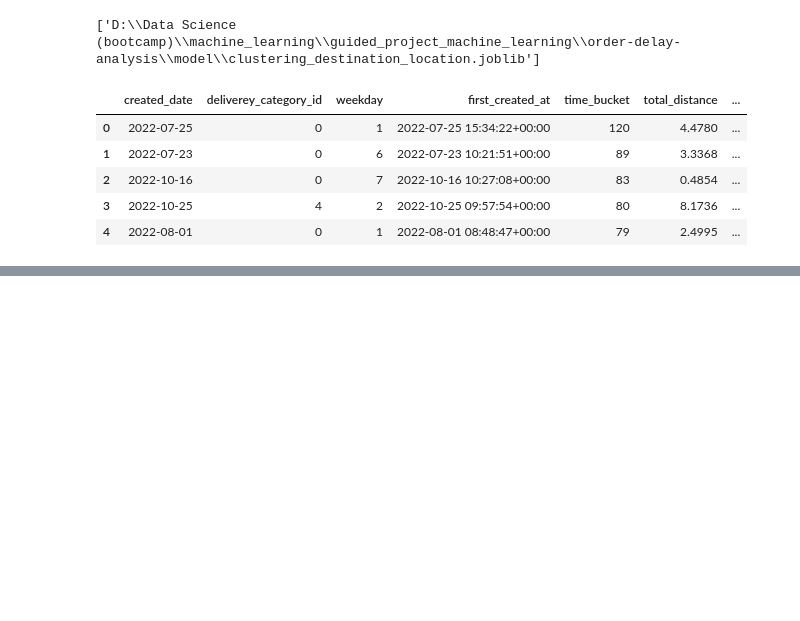
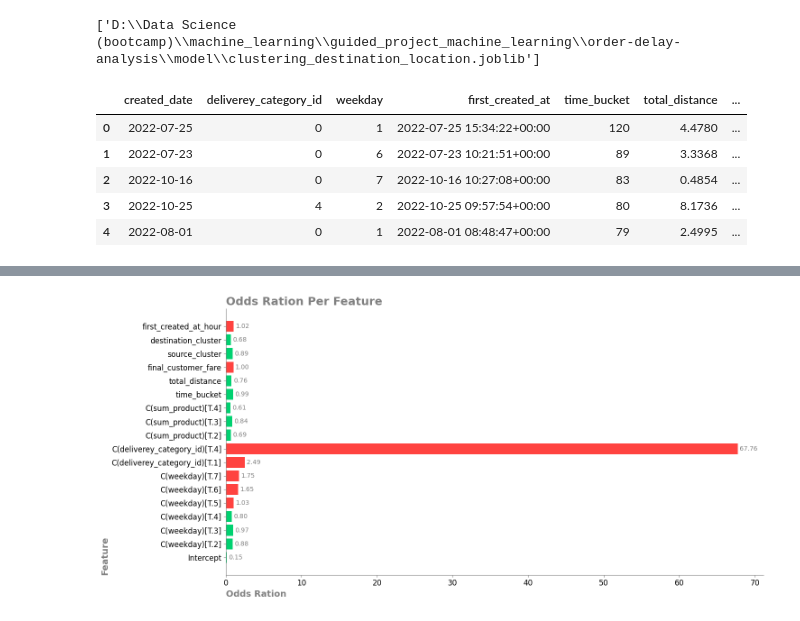
Before and after one commit to alinaddafi/order-delay-analysis, a Jupyter notebook: notebook/order-delay-prediction.ipynb, the cells around one changed output, grey strips where cells are left out. Drawn from its saved outputs; the diff is of its cells as text; code cells hidden in the pictures; blank space fills up the shorter version.

```diff
--- a/notebook/order-delay-prediction.ipynb
+++ b/notebook/order-delay-prediction.ipynb
@@ -321,0 +369,4 @@ orders_features.head()
+# %%
+orders_features_analysis = orders_features.assign(
+    sum_product = (pd.qcut(orders["sum_product"], q=4, labels=range(1, 5)))
+)
@@ -321,0 +417,51 @@ orders_features.head()
+# %%
+odds_ratios = pd.DataFrame(
+    {
+        "lower_confidence_interval": log_reg.conf_int()[0],
+        "odds_ratio": log_reg.params,
+        "upper_confidence_interval": log_reg.conf_int()[1],
+    }
+)
+
+odds_ratios = np.exp(odds_ratios)
+# %%
+fig, ax= plt.subplots(figsize=(15, 7), sharex=True)
+
+rect_share = ax.barh(
+    odds_ratios.index,
+    odds_ratios['odds_ratio'],
+    color = np.where(odds_ratios['odds_ratio'].gt(1), "#FF4340", "#00D170")
+)
+
+ax.bar_label(rect_share, padding= 3, fmt="%.2f", alpha= 0.5)
+ax.spines[["top", "right"]].set_visible(False)
+ax.spines[["bottom", "left"]].set_color("gray")
+ax.tick_params(axis="x", color= "gray", labelsize= "large")
+ax.tick_params(axis="y", color= "gray", labelsize= "large")
+
+ax.set_xlabel("Odds Ration", loc= "left", weight= "bold", fontsize= 14, color= "gray")
+
+ax.set_ylabel(
+    "Feature",
+    loc = "bottom",
+    weight= "bold",
+    fontsize =14,
+    color= "gray"
+)
+
+ax.set_title(
+    "Odds Ration Per Feature",
+    loc = "left",
+    weight= "bold",
+    fontsize =18,
+    color= "gray"
+)
+
+plt.tight_layout()
+plt.savefig(
+    "D:\Data Science (bootcamp)\machine_learning\guided_project_machine_learning\order-delay-analysis/figure_pic/16_logistic_regression_analysis.png",
+    dpi=300
+            )
+plt.show()
+# %% [output]
+[figure, added]
```
Also changed, not shown: parts of 7 cells of this notebook, 1 other file.
